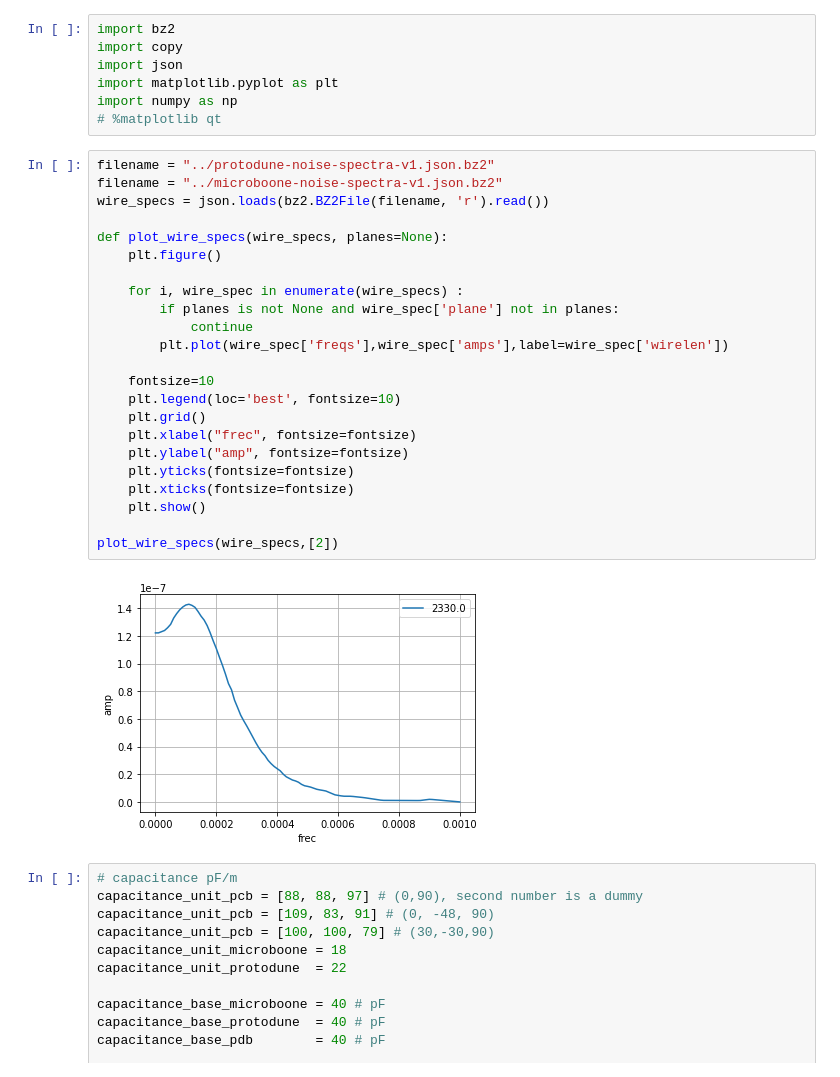
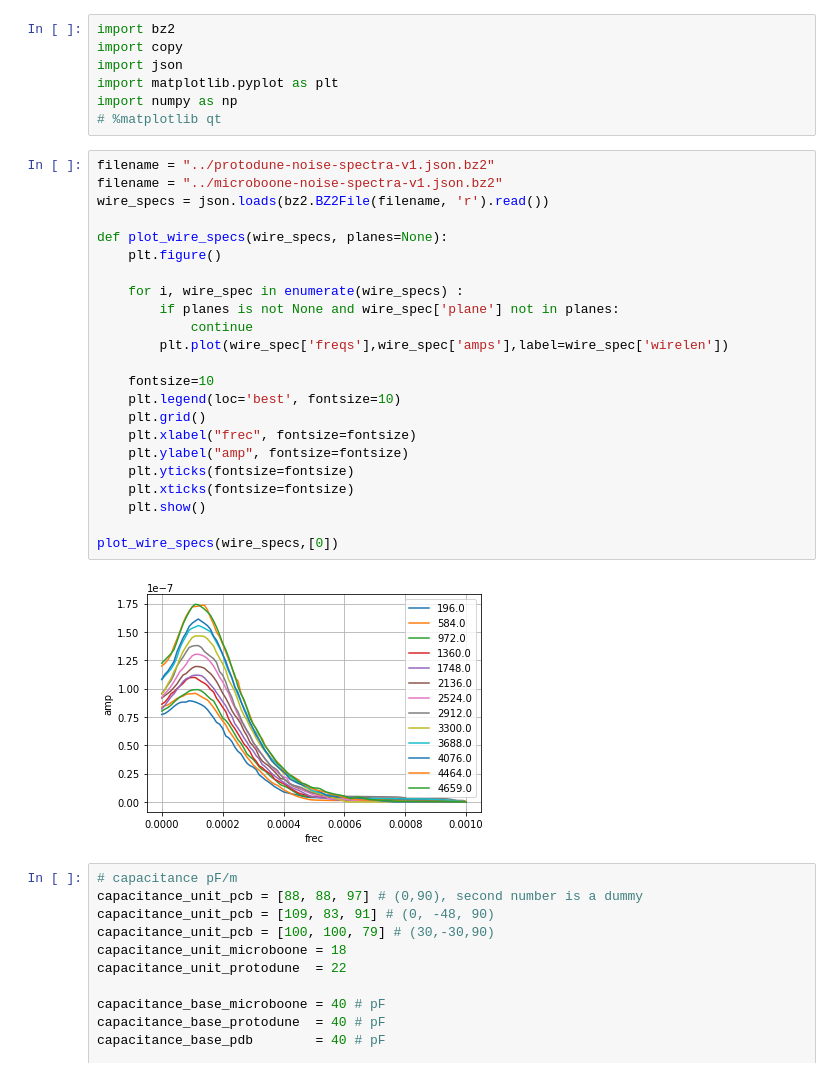
Before and after one commit to HaiwangYu/dune-vd-dev, a Jupyter notebook: plot-noise-spectra.ipynb, the cells around one changed output. Cells and saved outputs as stored; diff of their text form.

```diff
--- a/plot-noise-spectra.ipynb
+++ b/plot-noise-spectra.ipynb
@@ -8,28 +8,28 @@ import numpy as np
 # %%
 filename = "../protodune-noise-spectra-v1.json.bz2"
 filename = "../microboone-noise-spectra-v1.json.bz2"
 wire_specs = json.loads(bz2.BZ2File(filename, 'r').read())
 
 def plot_wire_specs(wire_specs, planes=None):
     plt.figure()
 
     for i, wire_spec in enumerate(wire_specs) :
         if planes is not None and wire_spec['plane'] not in planes:
             continue
         plt.plot(wire_spec['freqs'],wire_spec['amps'],label=wire_spec['wirelen'])
 
     fontsize=10
     plt.legend(loc='best', fontsize=10)
     plt.grid()
     plt.xlabel("frec", fontsize=fontsize)
     plt.ylabel("amp", fontsize=fontsize)
     plt.yticks(fontsize=fontsize)
     plt.xticks(fontsize=fontsize)
     plt.show()
 
-plot_wire_specs(wire_specs,[2])
+plot_wire_specs(wire_specs,[0])
 # %% [output]
-[figure, old version]
+[figure, new version]
 # %%
 # capacitance pF/m
 capacitance_unit_pcb = [88, 88, 97] # (0,90), second number is a dummy
```
